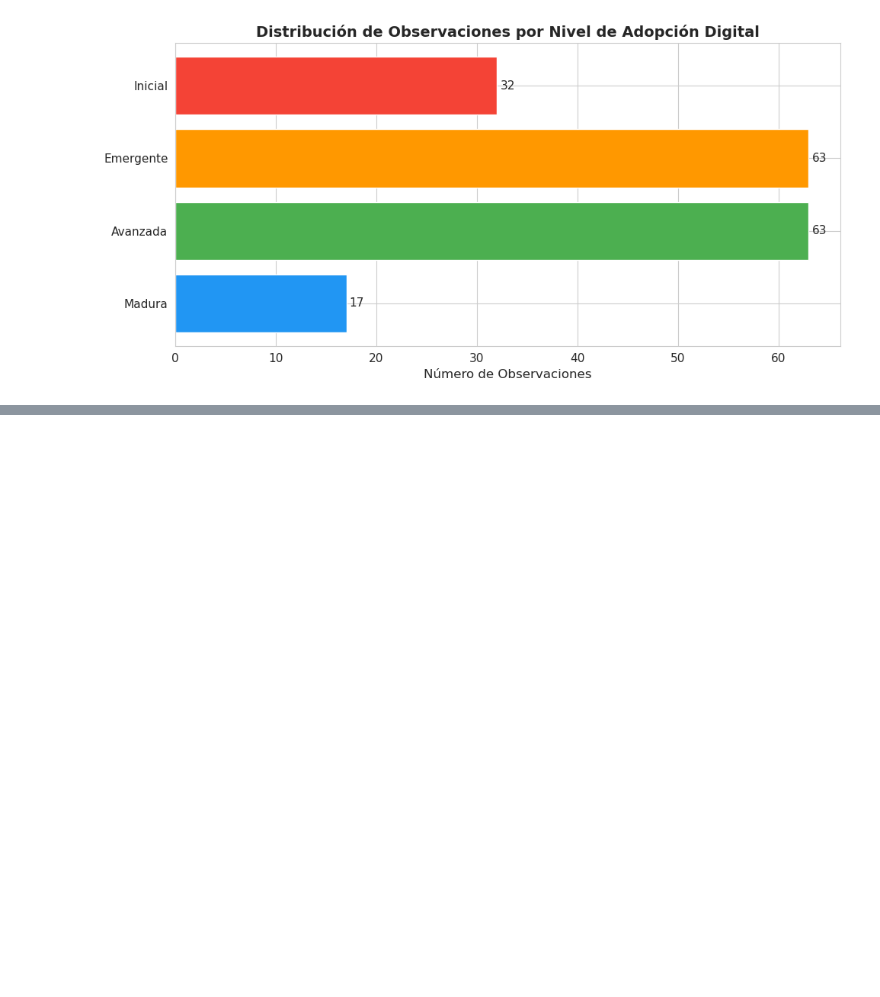
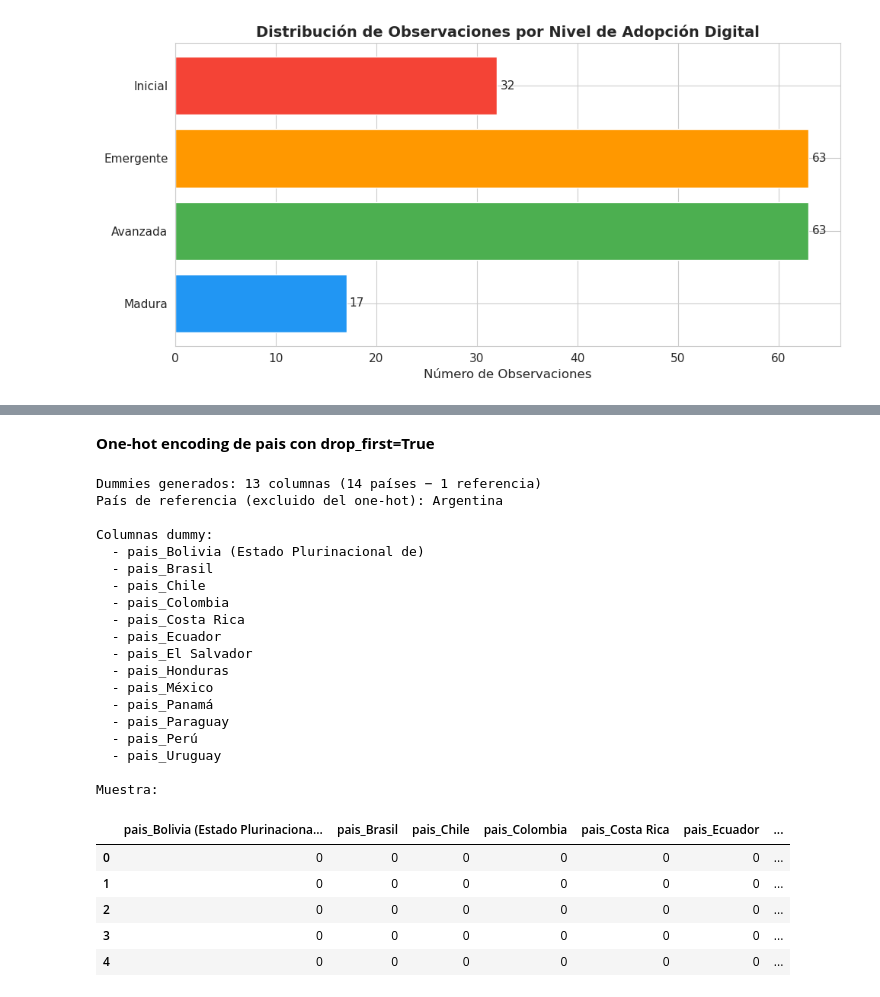
Before and after one commit to Tunchxz/CC3074-Proyecto-Final, a Jupyter notebook: Week-2.ipynb, the cells around one changed output, grey strips where cells are left out. Saved outputs shown, nothing was run; the diff lists cells and outputs as text; code cells hidden in the pictures; blank space fills up the shorter version.

```diff
--- a/Week-2.ipynb
+++ b/Week-2.ipynb
@@ -1178,0 +1192,42 @@ plt.show()
+# %% [markdown]
+**One-hot encoding de pais con drop_first=True**
+# %%
+# One-hot encoding de pais. Los dummies se almacenan separados; se concatenarán
+# a df_final en la Sección 13 para construir el CSV final.
+dummies_pais = pd.get_dummies(df_final['pais'], prefix='pais', drop_first=True, dtype=int)
+
+pais_referencia = sorted(df_final['pais'].unique())[0]
+print(f'Dummies generados: {dummies_pais.shape[1]} columnas (14 países − 1 referencia)')
+print(f'País de referencia (excluido del one-hot): {pais_referencia}')
+print(f'\nColumnas dummy:')
+for c in dummies_pais.columns:
+    print(f'  - {c}')
+
+print(f'\nMuestra:')
+display(dummies_pais.head())
+# %% [output]
+Dummies generados: 13 columnas (14 países − 1 referencia)
+País de referencia (excluido del one-hot): Argentina
+
+Columnas dummy:
+  - pais_Bolivia (Estado Plurinacional de)
+  - pais_Brasil
+  - pais_Chile
+  - pais_Colombia
+  - pais_Costa Rica
+  - pais_Ecuador
+  - pais_El Salvador
+  - pais_Honduras
+  - pais_México
+  - pais_Panamá
+  - pais_Paraguay
+  - pais_Perú
+  - pais_Uruguay
+
+Muestra:
+|  | pais_Bolivia (Estado Plurinaciona... | pais_Brasil | pais_Chile | pais_Colombia | pais_Costa Rica | pais_Ecuador | ... |
+| 0 | 0 | 0 | 0 | 0 | 0 | 0 | ... |
+| 1 | 0 | 0 | 0 | 0 | 0 | 0 | ... |
+| 2 | 0 | 0 | 0 | 0 | 0 | 0 | ... |
+| 3 | 0 | 0 | 0 | 0 | 0 | 0 | ... |
+| 4 | 0 | 0 | 0 | 0 | 0 | 0 | ... |
```
Also changed, not shown: parts of 1 cell of this notebook.
